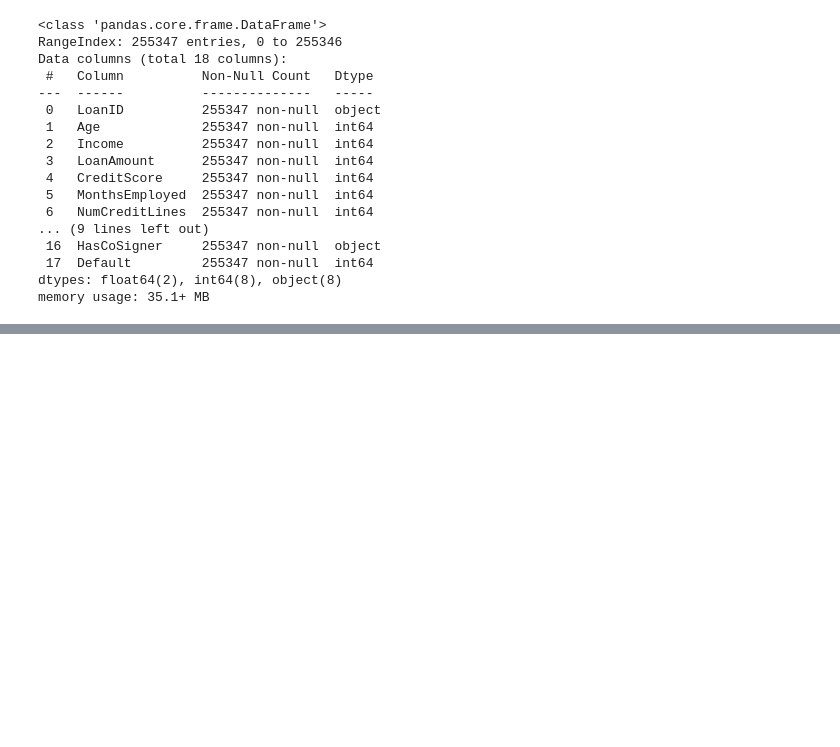
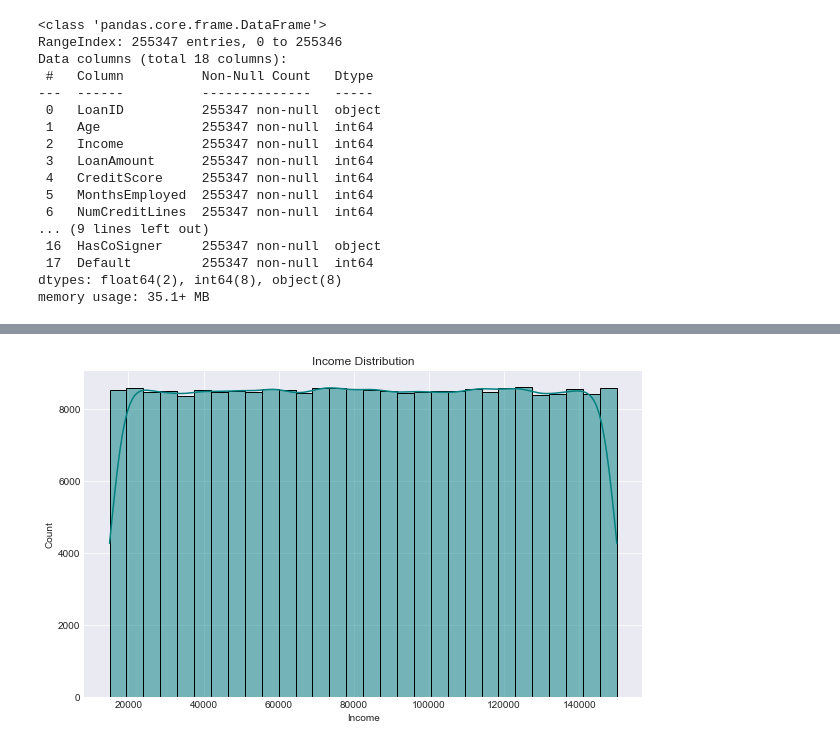
Before and after one commit to Assesa44/Who-Will-Default-, a Jupyter notebook: Notebooks/01_eda.ipynb, the cells around one changed output, grey strips where cells are left out. Cells and saved outputs as stored; diff of their text form; code cells hidden in the pictures; blank space fills up the shorter version.

```diff
--- a/Notebooks/01_eda.ipynb
+++ b/Notebooks/01_eda.ipynb
@@ -121,0 +229,5 @@ memory usage: 35.1+ MB
+# %%
+# Plot income distribution
+plot.distribution('Income')
+# %% [output]
+[figure, added]
```
Also changed, not shown: parts of 37 cells of this notebook.
